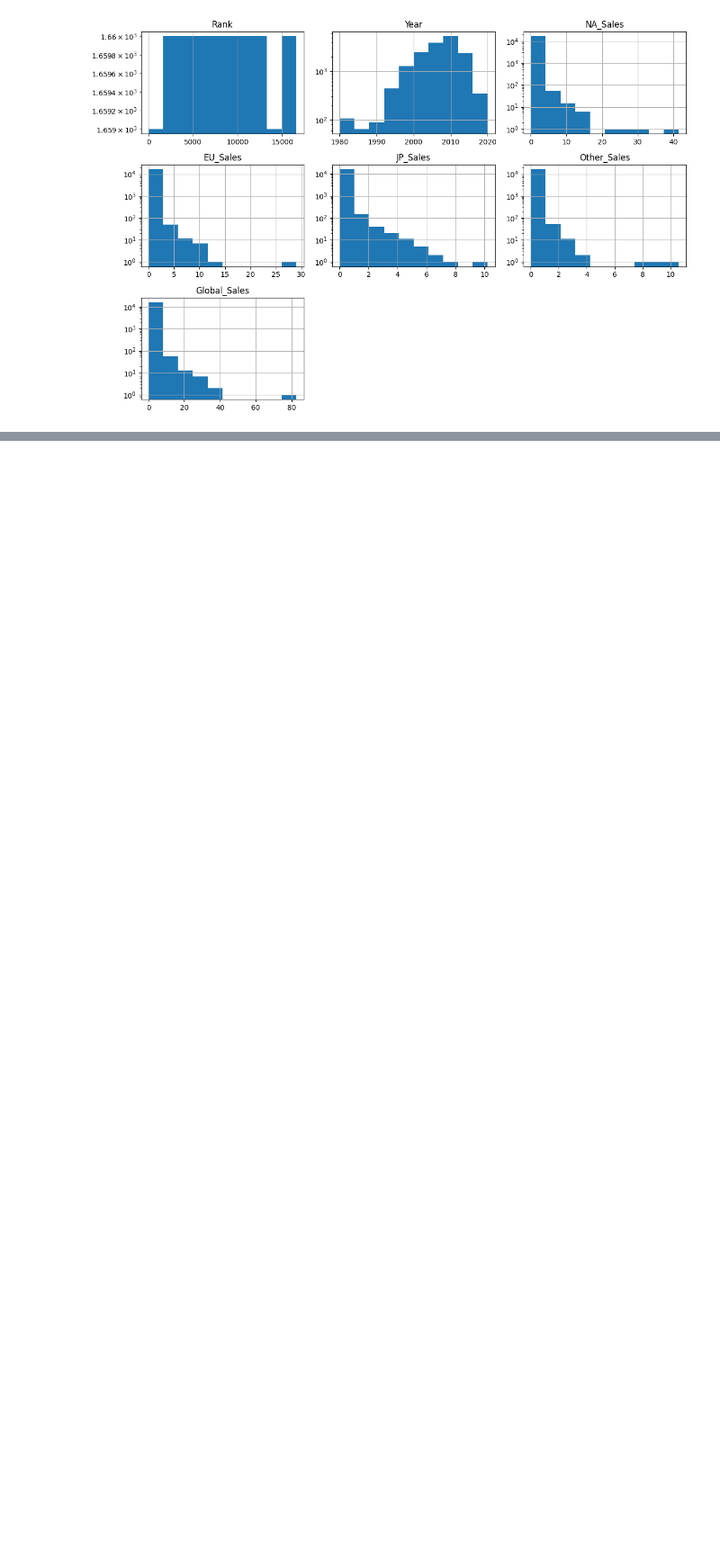
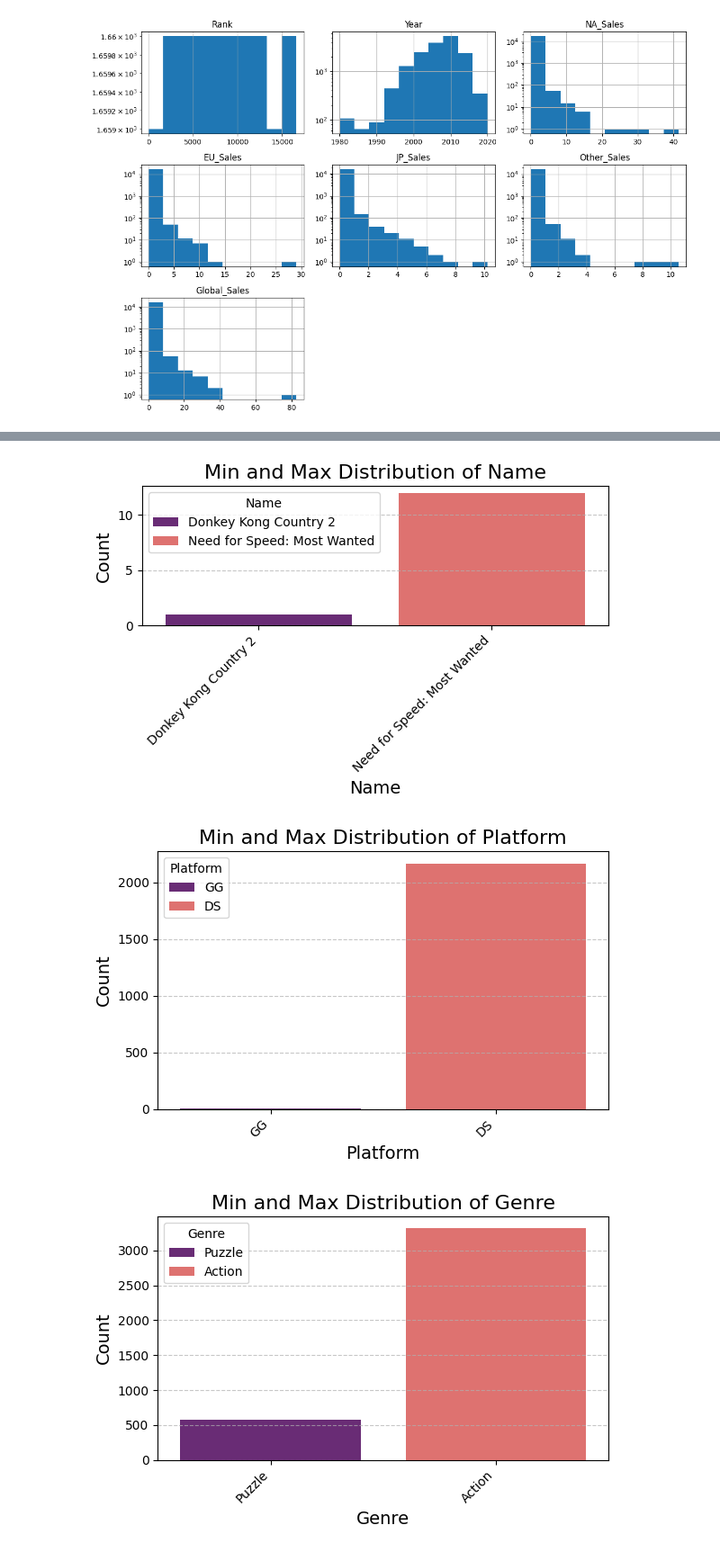
Before and after one commit to kjleopold/datafun-06-eda, a Jupyter notebook: kleopold_eda.ipynb, the cells around one changed output, grey strips where cells are left out. Shown at 90% size. Cells and saved outputs as stored; diff of their text form; code cells hidden in the pictures; blank space fills up the shorter version.

```diff
--- a/kleopold_eda.ipynb
+++ b/kleopold_eda.ipynb
@@ -35,13 +35,13 @@ import numpy as np # Used for arrays
 * Inspect the first few lines of data to ensure they loaded correctly.
 # %%
 # Load dataset into pandas DataFrame
-game_df = pd.read_csv('vgchartz-2024.csv')
+df = pd.read_csv('vgchartz-2024.csv')
 
 # Display basic information about the dataset
-game_df.columns
+df.columns
 
 # Display the first few rows of the DataFrame
-game_df.head()
+df.head()
 # %% [output]
 |  | Rank | Name | Platform | Year | Genre | Publisher | NA_Sales | EU_Sales | JP_Sales | Other_Sales | ... |
 | 0 | 1 | Wii Sports | Wii | 2006.0 | Sports | Nintendo | 41.49 | 29.02 | 3.77 | 8.46 | ... |
@@ -57,20 +57,20 @@ game_df.head()
 * Display the data types of each column.
 # %%
 # Convert Year column to int64 to get rid of the decimal point
-game_df['Year'] = game_df['Year'].apply(lambda x: int(x) if pd.notnull(x) else x)
-game_df['Year'] = game_df['Year'].astype('Int64')
+df['Year'] = df['Year'].apply(lambda x: int(x) if pd.notnull(x) else x) # Convert valid non-null entries to integers
+df['Year'] = df['Year'].astype('Int64')
 
 # Display the DataFrame
-display(game_df.head(10))
+display(df.head(10))
 
 # Display the data shape
-print("Data Shape:", game_df.shape)
+print("Data Shape:", df.shape)
 
 # Display the data type
-print("Data Types:\n", game_df.dtypes)
+print("Data Types:\n", df.dtypes)
 
 # Inspect the data types of the columns with info() method
-game_df.info()
+df.info()
 # %% [output]
 |  | Rank | Name | Platform | Year | Genre | Publisher | NA_Sales | EU_Sales | JP_Sales | Other_Sales | ... |
 | 0 | 1 | Wii Sports | Wii | 2006 | Sports | Nintendo | 41.49 | 29.02 | 3.77 | 8.46 | ... |
@@ -144,0 +155,36 @@ plt.show()
+# %%
+# Inspect value counts for all categorical columns
+for col in df.select_dtypes(include=['object', 'category']).columns:
+    # Get the value counts for the categorical column
+    value_counts = df[col].value_counts()
+
+    # Get the min and max categories directly
+    min_category, min_count = value_counts.idxmin(), value_counts.min()
+    max_category, max_count = value_counts.idxmax(), value_counts.max()
+
+    # Create a DataFrame with just the min and max values for hue
+    min_max_df = pd.DataFrame({
+        col: [min_category, max_category],
+        'Count': [min_count, max_count]
+    })
+
+    # Plot the min and max counts in a single plot with hue and legend
+    plt.figure(figsize=(6, 4))
+    sns.barplot(x=col, y='Count', data=min_max_df, hue=col, palette="magma", legend=True)
+
+    # Rotate x-axis labels and improve visibility
+    plt.xticks(rotation=45, ha='right')  # Rotate x-axis labels
+    plt.title(f'Min and Max Distribution of {col}', fontsize=16)
+    plt.xlabel(col, fontsize=14)
+    plt.ylabel('Count', fontsize=14)
+
+    # Add grid for better readability
+    plt.grid(axis='y', linestyle='--', alpha=0.7)
+
+    # Show the plot
+    plt.tight_layout()
+    plt.show()
+# %% [output]
+[figure, added]
+[figure, added]
+[figure, added]
```
Also changed, not shown: parts of 7 cells of this notebook.
